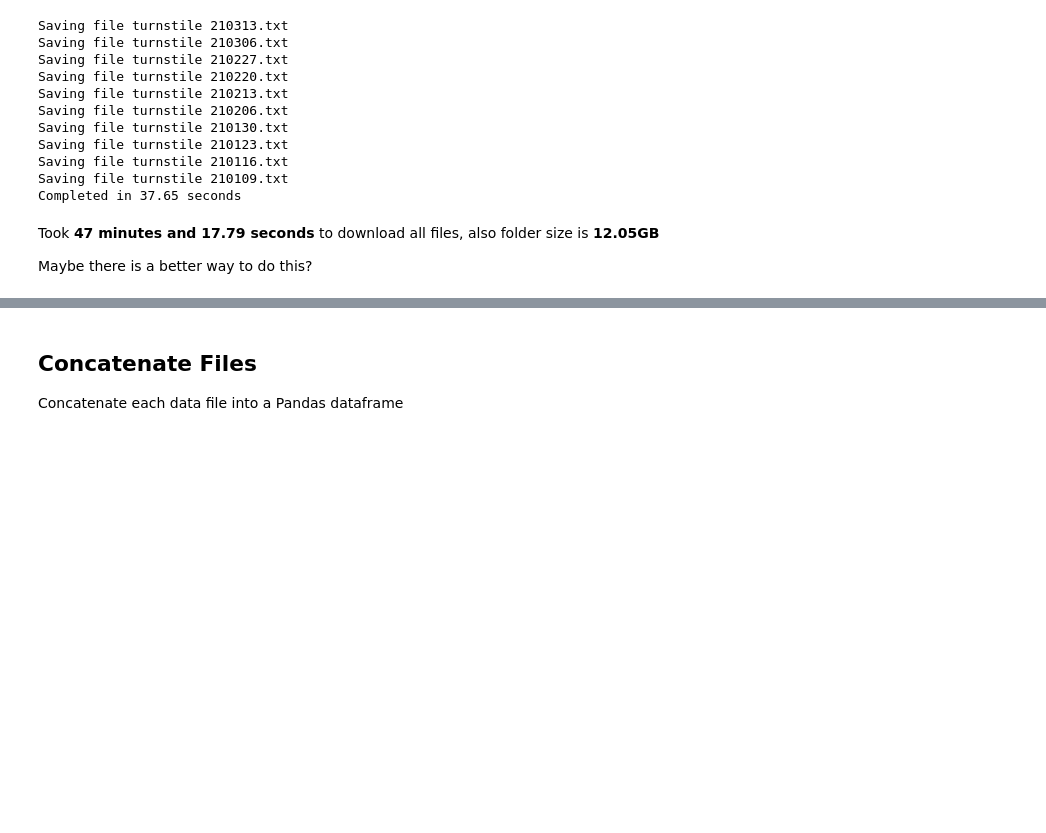
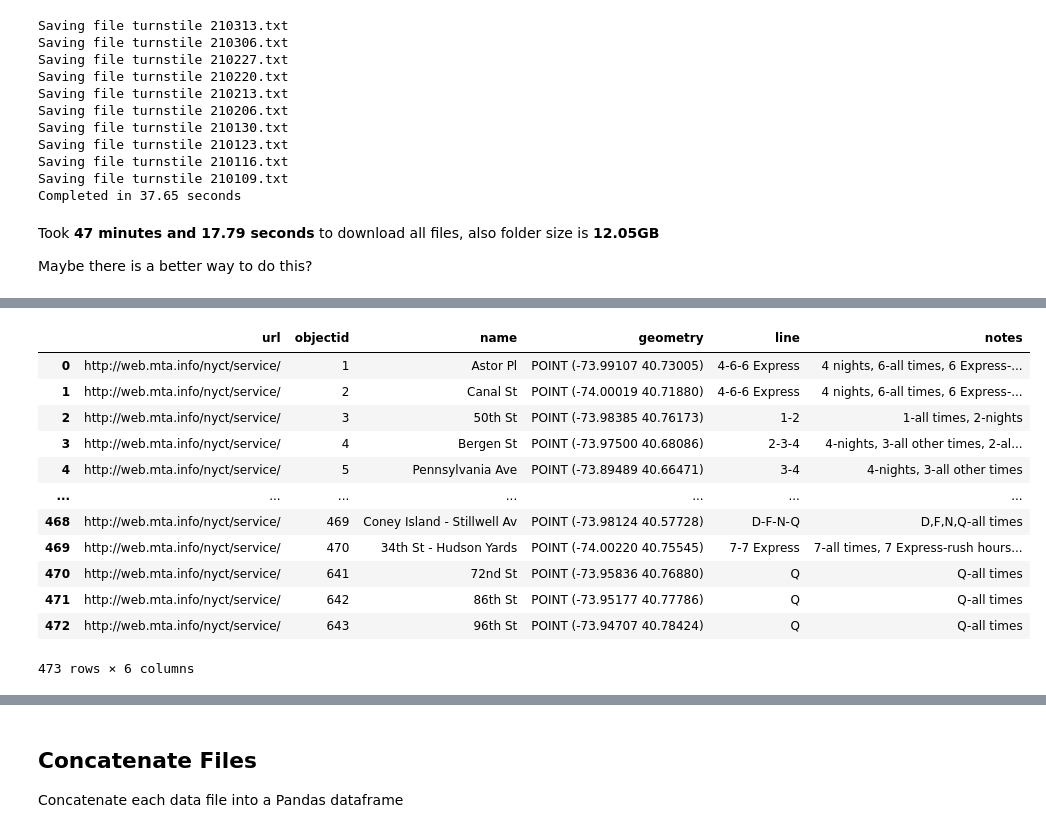
Before and after one commit to justinm0rgan/mta-turnstile-covid, a Jupyter notebook: collection-and-cleaning.ipynb, the cells around one changed output, grey strips where cells are left out. Saved outputs shown, nothing was run; the diff lists cells and outputs as text; code cells hidden in the pictures; blank space fills up the shorter version.

```diff
--- a/collection-and-cleaning.ipynb
+++ b/collection-and-cleaning.ipynb
@@ -85,0 +95,9 @@ Coordinates are on the upper right hand side of each stations specific page...th
+# %%
+# set client request for Socrata API
+client = Socrata("data.cityofnewyork.us",app_token)
+
+# make request using API endpoint
+results = client.get("kk4q-3rt2")
+
+# create GeoDataFrame out of request
+gdf = gpd.GeoDataFrame(results)
@@ -85,0 +132,9 @@ Coordinates are on the upper right hand side of each stations specific page...th
+# %%
+# apply shape to geojson column to convert to geom
+gdf['the_geom'] = gdf['the_geom'].apply(shape)
+# %%
+# set geometry to the geom
+gdf.set_geometry('the_geom', inplace=True)
+# %%
+# rename geometry column to geometry
+gdf.rename_geometry('geometry', inplace=True)
@@ -85,0 +166,17 @@ Coordinates are on the upper right hand side of each stations specific page...th
+# %%
+# set crs to NAD
+gdf.set_crs(2263, inplace=True)
+# %% [output]
+|  | url | objectid | name | geometry | line | notes |
+| 0 | http://web.mta.info/nyct/service/ | 1 | Astor Pl | POINT (-73.99107 40.73005) | 4-6-6 Express | 4 nights, 6-all times, 6 Express-... |
+| 1 | http://web.mta.info/nyct/service/ | 2 | Canal St | POINT (-74.00019 40.71880) | 4-6-6 Express | 4 nights, 6-all times, 6 Express-... |
+| 2 | http://web.mta.info/nyct/service/ | 3 | 50th St | POINT (-73.98385 40.76173) | 1-2 | 1-all times, 2-nights |
+| 3 | http://web.mta.info/nyct/service/ | 4 | Bergen St | POINT (-73.97500 40.68086) | 2-3-4 | 4-nights, 3-all other times, 2-al... |
+| 4 | http://web.mta.info/nyct/service/ | 5 | Pennsylvania Ave | POINT (-73.89489 40.66471) | 3-4 | 4-nights, 3-all other times |
+| ... | ... | ... | ... | ... | ... | ... |
+| 468 | http://web.mta.info/nyct/service/ | 469 | Coney Island - Stillwell Av | POINT (-73.98124 40.57728) | D-F-N-Q | D,F,N,Q-all times |
+| 469 | http://web.mta.info/nyct/service/ | 470 | 34th St - Hudson Yards | POINT (-74.00220 40.75545) | 7-7 Express | 7-all times, 7 Express-rush hours... |
+| 470 | http://web.mta.info/nyct/service/ | 641 | 72nd St | POINT (-73.95836 40.76880) | Q | Q-all times |
+| 471 | http://web.mta.info/nyct/service/ | 642 | 86th St | POINT (-73.95177 40.77786) | Q | Q-all times |
+| 472 | http://web.mta.info/nyct/service/ | 643 | 96th St | POINT (-73.94707 40.78424) | Q | Q-all times |
+473 rows × 6 columns
```
Also changed, not shown: parts of 12 cells of this notebook.
